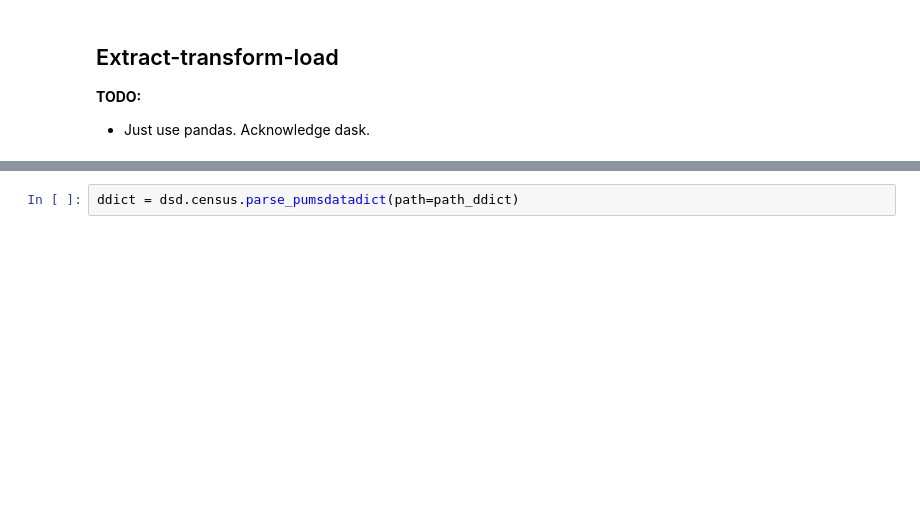
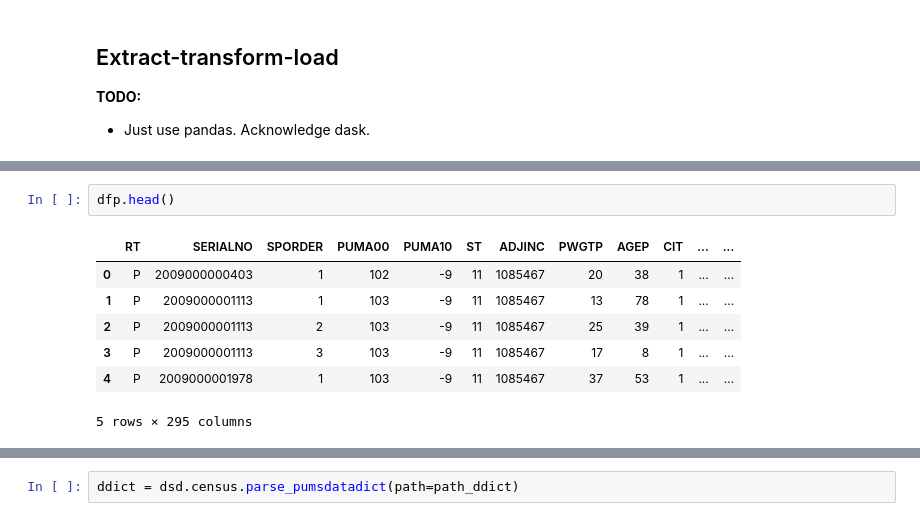
Before and after one commit to stharrold/stharrold.github.io, a Jupyter notebook: content/static/20151230-predict-household-income-from-census/20151230-predict-household-income-from-census.ipynb, the cells around one changed output, grey strips where cells are left out. Cells and saved outputs as stored; diff of their text form; blank space fills up the shorter version.

```diff
--- a/content/static/20151230-predict-household-income-from-census/20151230-predict-household-income-from-census.ipynb
+++ b/content/static/20151230-predict-household-income-from-census/20151230-predict-household-income-from-census.ipynb
@@ -84,0 +109,10 @@ df.describe(percentiles=percentiles, include='all')
+# %%
+dfp.head()
+# %% [output]
+|  | RT | SERIALNO | SPORDER | PUMA00 | PUMA10 | ST | ADJINC | PWGTP | AGEP | CIT | ... | ... |
+| 0 | P | 2009000000403 | 1 | 102 | -9 | 11 | 1085467 | 20 | 38 | 1 | ... | ... |
+| 1 | P | 2009000001113 | 1 | 103 | -9 | 11 | 1085467 | 13 | 78 | 1 | ... | ... |
+| 2 | P | 2009000001113 | 2 | 103 | -9 | 11 | 1085467 | 25 | 39 | 1 | ... | ... |
+| 3 | P | 2009000001113 | 3 | 103 | -9 | 11 | 1085467 | 17 | 8 | 1 | ... | ... |
+| 4 | P | 2009000001978 | 1 | 103 | -9 | 11 | 1085467 | 37 | 53 | 1 | ... | ... |
+5 rows × 295 columns
```
Also changed, not shown: parts of 20 cells of this notebook.
